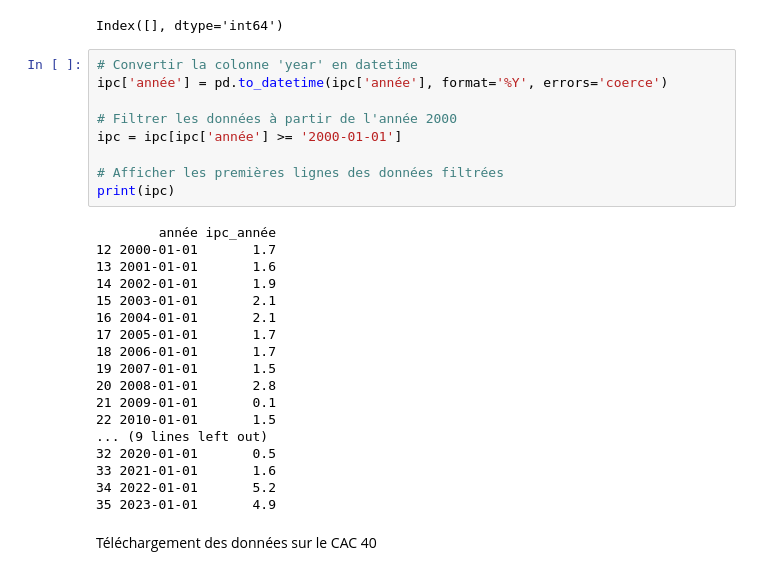
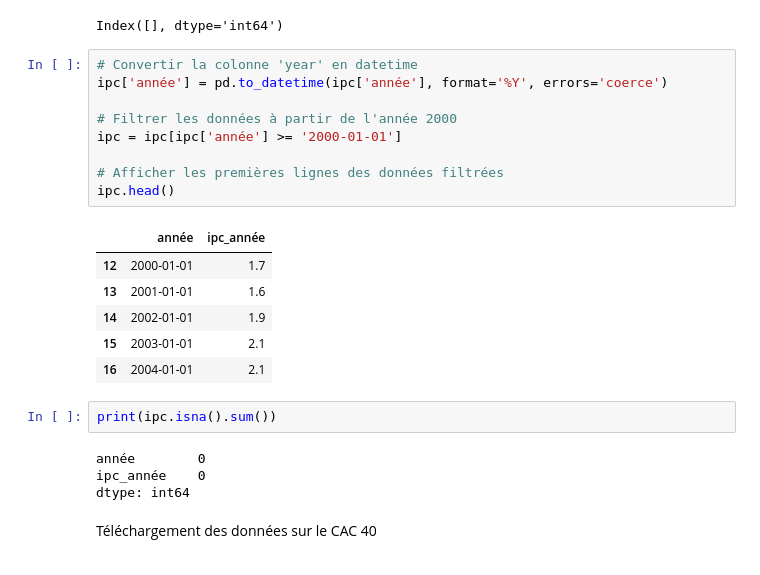
Before and after one commit to amreily/Projet-python-2A, a Jupyter notebook: Notebook_pythondata.ipynb, the cells around one changed output. Cells and saved outputs as stored; diff of their text form.

```diff
--- a/Notebook_pythondata.ipynb
+++ b/Notebook_pythondata.ipynb
@@ -351,30 +351,25 @@ Index([], dtype='int64')
 # %%
 # Convertir la colonne 'year' en datetime
 ipc['année'] = pd.to_datetime(ipc['année'], format='%Y', errors='coerce')
 
 # Filtrer les données à partir de l'année 2000
 ipc = ipc[ipc['année'] >= '2000-01-01']
 
 # Afficher les premières lignes des données filtrées
-print(ipc)
+ipc.head()
 # %% [output]
-        année ipc_année
-12 2000-01-01       1.7
-13 2001-01-01       1.6
-14 2002-01-01       1.9
-15 2003-01-01       2.1
-16 2004-01-01       2.1
-17 2005-01-01       1.7
-18 2006-01-01       1.7
-19 2007-01-01       1.5
-20 2008-01-01       2.8
-21 2009-01-01       0.1
-22 2010-01-01       1.5
-... (9 lines left out)
-32 2020-01-01       0.5
-33 2021-01-01       1.6
-34 2022-01-01       5.2
-35 2023-01-01       4.9
+|  | année | ipc_année |
+| 12 | 2000-01-01 | 1.7 |
+| 13 | 2001-01-01 | 1.6 |
+| 14 | 2002-01-01 | 1.9 |
+| 15 | 2003-01-01 | 2.1 |
+| 16 | 2004-01-01 | 2.1 |
+# %%
+print(ipc.isna().sum())
+# %% [output]
+année        0
+ipc_année    0
+dtype: int64
 # %% [markdown]
 Téléchargement des données sur le CAC 40
 # %%
```
Also changed, not shown: 1 other file.
